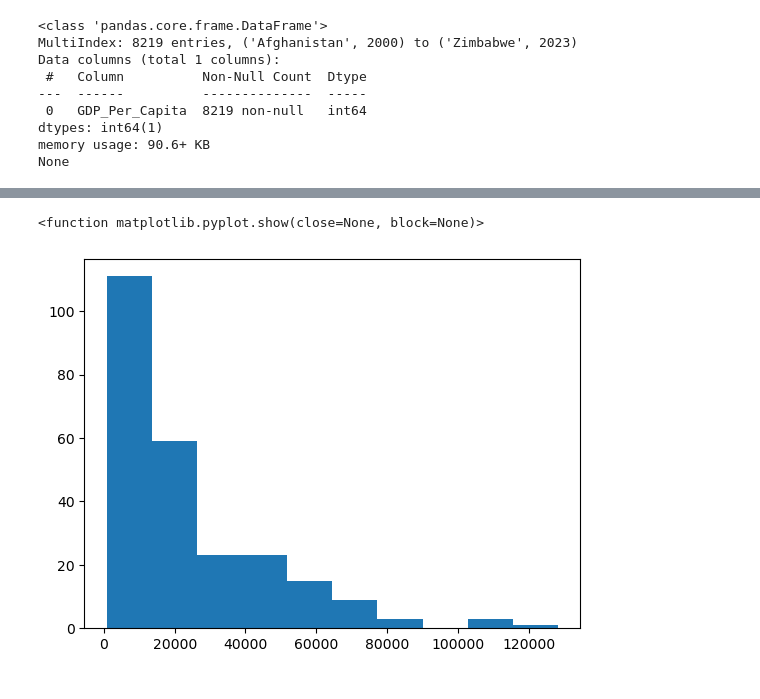
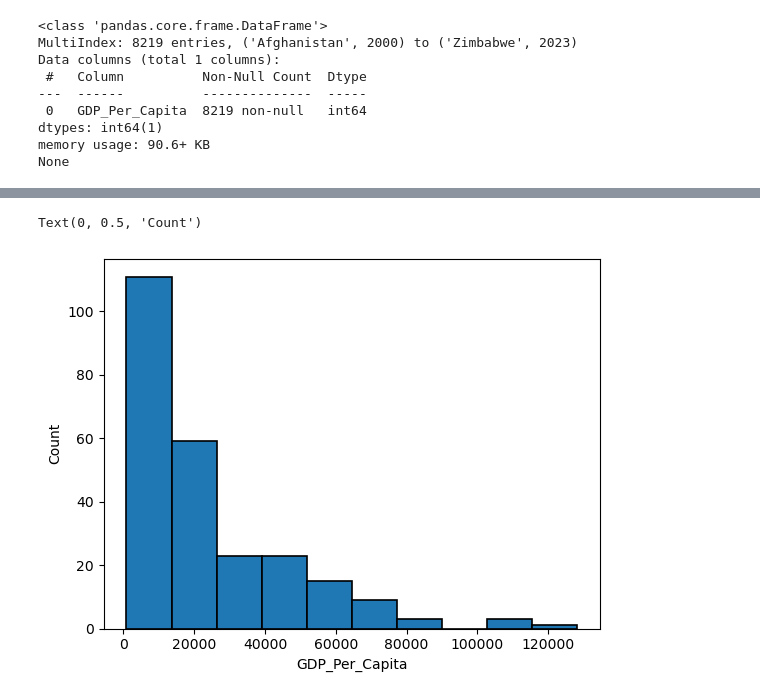
Before and after one commit to NSS-Data-Analytics-Cohort-16/da16-python-gdp-and-internet-use-analysis-vena3, a Jupyter notebook: notebooks/Untitled.ipynb, the cells around one changed output, grey strips where cells are left out. Drawn from its saved outputs; the diff is of its cells as text; code cells hidden in the pictures.

```diff
--- a/notebooks/Untitled.ipynb
+++ b/notebooks/Untitled.ipynb
@@ -157,0 +182,5 @@ plt.show()
+# %%
+# 8. In this question, you're going to create some plots to show the distribution of GDP per capita for the year 2020.
+rows2020 = gdp_df["Year"] == 2020
+gdp_distribution = gdp_df[rows2020]
+gdp_distribution
@@ -157,0 +201,3 @@ plt.show()
+# %%
+gdp_distribution = gdp_distribution["GDP_Per_Capita"]
+gdp_distribution
@@ -158,9 +217,10 @@ plt.show()
 # %%
 #Create a histogram
-plt.hist(gdp_distribution)
-plt.show
+plt.hist(gdp_distribution, edgecolor='black', linewidth=1.2)
+plt.xlabel("GDP_Per_Capita")
+plt.ylabel("Count")
 # %% [output]
-<function matplotlib.pyplot.show(close=None, block=None)>
+Text(0, 0.5, 'Count')
-[figure, old version]
+[figure, new version]
 # %%
 # density plot
```
Also changed, not shown: parts of 18 cells of this notebook.
